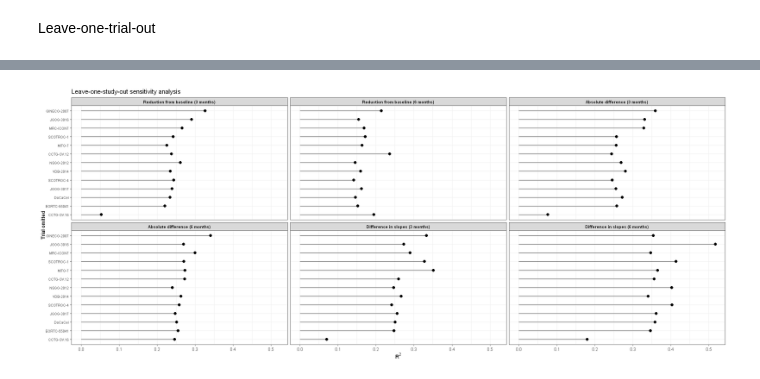
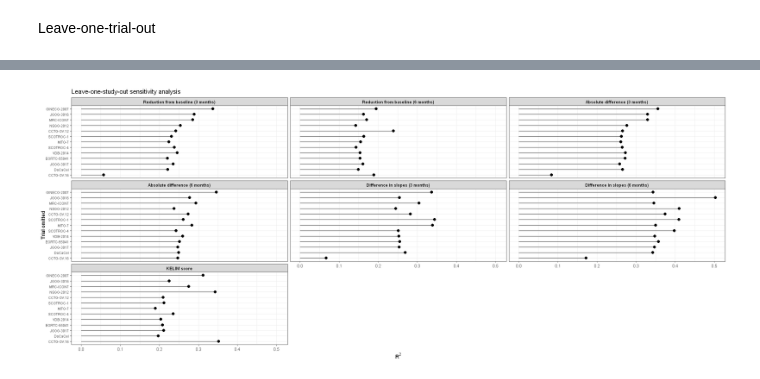
Before and after one commit to Kodro23/Surrogacy_evaluation_CA125, a Jupyter notebook: notebooks/CA125.ipynb, the cells around one changed output, grey strips where cells are left out. Drawn from its saved outputs; the diff is of its cells as text; code cells hidden in the pictures.

Commit message:
Added KELIM score

```diff
--- a/notebooks/CA125.ipynb
+++ b/notebooks/CA125.ipynb
@@ -930,3 +912,10 @@ A data.frame: 3 × 7
 *Goodness of fit of joint model*
 # %% [markdown]
 ## Link between risk ratio and CA125
+# %%
+kelim <- read.csv("./data/data_GCIG_KELIM.csv", sep=";")
+kelim <- kelim%>%mutate(id=paste(trial_name,"_",patid))%>%
+                 mutate(trt_bin=as.factor(if_else(ttt_arm=="ctrl", 0,1))) %>%
+                 select(id,trial_name,trt_bin, KELIM_continuous,KELIM_score)
+print(paste0(c("Number of patients:", nrow(kelim))))
+print(paste0(c("Number of trials:", length(unique(kelim$trial_name)))))
@@ -1474,8 +1479,8 @@ set.seed(123)
 B <- 2000
 n <- nrow(trial_results)
 
-boot_r2 <- matrix(NA, nrow = B, ncol = 21)
-colnames(boot_r2) <- c("nadir","time_nadir","auc","pct1","pct2","pct3", "pct4", "pct5","pct6",
+boot_r2 <- matrix(NA, nrow = B, ncol = 22)
+colnames(boot_r2) <- c("nadir","time_nadir","auc","kelim","pct1","pct2","pct3", "pct4", "pct5","pct6",
                        "slope1","slope2","slope3","slope4", "slope5","slope6",
                        "abs1","abs2","abs3","abs4","abs5","abs6")
 
@@ -1579,6 +1592,7 @@ summary_formulas <- list(
   nadir = logHR ~ delta_nadir,
   time_nadir = logHR ~ delta_time_nadir,
   auc = logHR ~ delta_auc,
+  kelim = logHR ~ kelim,
 
   pct1 = logHR ~ pct_m1,
   pct2 = logHR ~ pct_m2,
@@ -1679,7 +1720,8 @@ plot_df <- loso_boot_r2 %>%
     "slope3",
     "pct6",
     "abs6",
-    "slope6"
+    "slope6",
+    "kelim"
   )) %>%
   mutate(
     summary = factor(
@@ -1690,7 +1732,8 @@ plot_df <- loso_boot_r2 %>%
         "abs3",
         "abs6",
         "slope3",
-        "slope6"
+        "slope6",
+        "kelim"
       ),
       labels = c(
         "Reduction from baseline (3 months)",
@@ -1698,40 +1741,41 @@ plot_df <- loso_boot_r2 %>%
         "Absolute difference (3 months)",
         "Absolute difference (6 months)",
         "Difference in slopes (3 months)",
-        "Difference in slopes (6 months)"
+        "Difference in slopes (6 months)",
+        "KELIM score"
       )
     )
   )
 
 ggplot(
   plot_df,
   aes(
     x = reorder(left_out_trial, R2),
     y = R2
   )
 ) +
   geom_segment(
     aes(
       xend = left_out_trial,
       y = 0,
       yend = R2
     )
   ) +
   geom_point(size = 2.5) +
   coord_flip() +
   facet_wrap(~summary, ncol = 3, scales = "fixed") +
   labs(
     x = "Trial omitted",
     y = expression(R^2),
     title = "Leave-one-study-out sensitivity analysis"
   ) +
   theme_bw() +
   theme(
     strip.text = element_text(face = "bold"),
     axis.text.y = element_text(size = 7)
   )
 # %% [output]
-[figure, old version]
+[figure, new version]
 # %%
 # ca125_all_6<-ca125_all_6%>% arrange(id_num, time_ca125)
 # ca125_all_6_surv<-ca125_all_6[!duplicated(ca125_all_6$id),]
```
Also changed, not shown: parts of 11 cells of this notebook, 2 other files.
